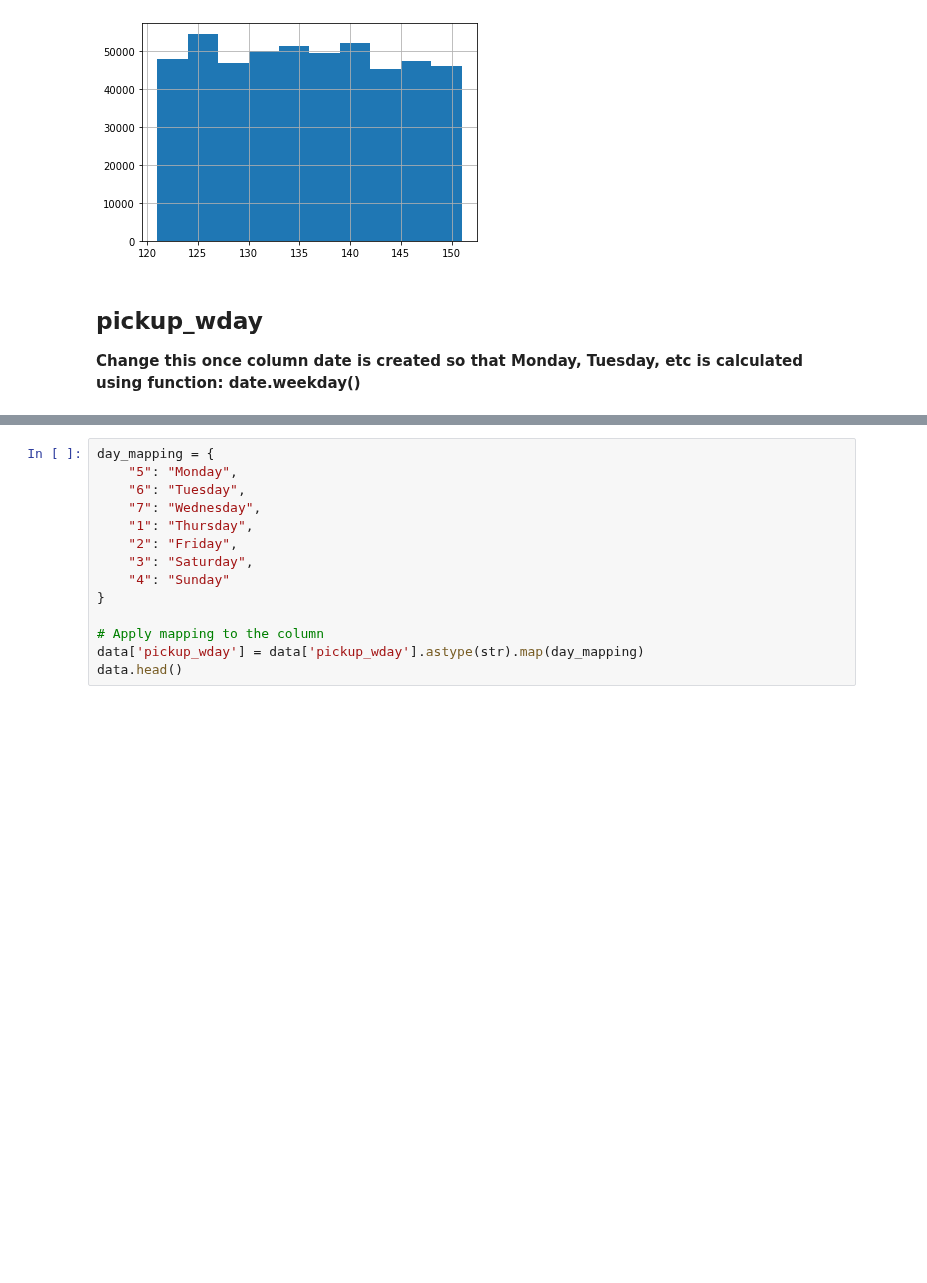
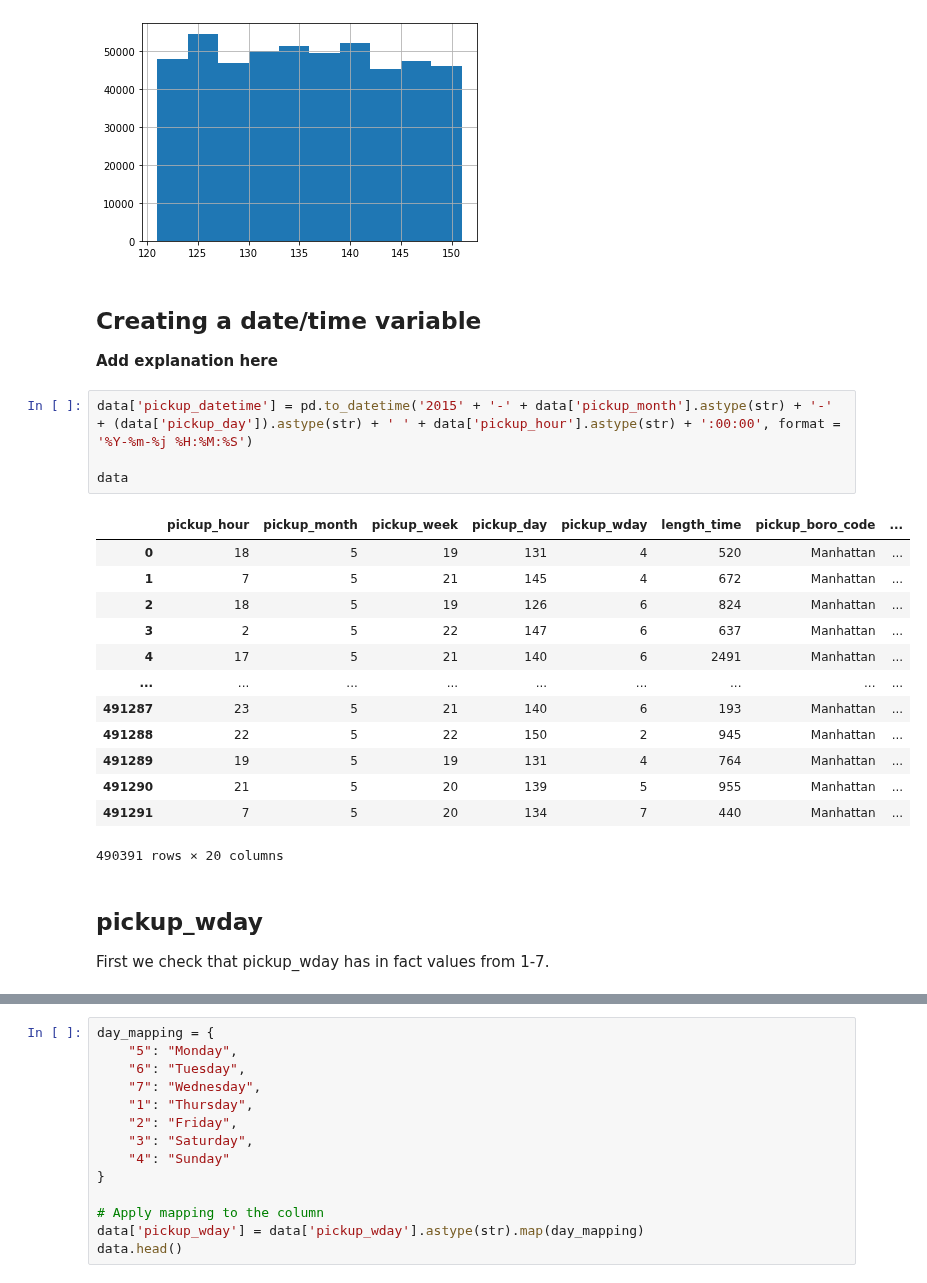
Before and after one commit to MichalKrzyzanski2002/Foundations-Data-Science-Project, a Jupyter notebook: Cleaning.ipynb, the cells around one changed output, grey strips where cells are left out. Drawn from its saved outputs; the diff is of its cells as text; blank space fills up the shorter version.

Commit message:
some work on date
I still have some stuff to do, its pretty messy

```diff
--- a/Cleaning.ipynb
+++ b/Cleaning.ipynb
@@ -518,7 +518,28 @@ max         151.000000
 Name: pickup_day, dtype: float64
 {128, 129, 130, 131, 132, 133, 134, 135, 136, 137, 138, 139, 140, 141, 142, 143, 144, 145, 146, 147, 148, 149, 150, 151, 121, 122, 123, 124, 125, 126, 127}
 [figure]
-# %% [markdown]
-## pickup_wday
-
-**Change this once column date is created so that Monday, Tuesday, etc is calculated using function: date.weekday()**
+# %% [markdown]
+## Creating a date/time variable
+
+**Add explanation here**
+# %%
+data['pickup_datetime'] = pd.to_datetime('2015' + '-' + data['pickup_month'].astype(str) + '-' + (data['pickup_day']).astype(str) + ' ' + data['pickup_hour'].astype(str) + ':00:00', format = '%Y-%m-%j %H:%M:%S')
+
+data
+# %% [output]
+|  | pickup_hour | pickup_month | pickup_week | pickup_day | pickup_wday | length_time | pickup_boro_code | ... |
+| 0 | 18 | 5 | 19 | 131 | 4 | 520 | Manhattan | ... |
+| 1 | 7 | 5 | 21 | 145 | 4 | 672 | Manhattan | ... |
+| 2 | 18 | 5 | 19 | 126 | 6 | 824 | Manhattan | ... |
+| 3 | 2 | 5 | 22 | 147 | 6 | 637 | Manhattan | ... |
+| 4 | 17 | 5 | 21 | 140 | 6 | 2491 | Manhattan | ... |
+| ... | ... | ... | ... | ... | ... | ... | ... | ... |
+| 491287 | 23 | 5 | 21 | 140 | 6 | 193 | Manhattan | ... |
+| 491288 | 22 | 5 | 22 | 150 | 2 | 945 | Manhattan | ... |
+| 491289 | 19 | 5 | 19 | 131 | 4 | 764 | Manhattan | ... |
+| 491290 | 21 | 5 | 20 | 139 | 5 | 955 | Manhattan | ... |
+| 491291 | 7 | 5 | 20 | 134 | 7 | 440 | Manhattan | ... |
+490391 rows × 20 columns
+# %% [markdown]
+## pickup_wday
+First we check that pickup_wday has in fact values from 1-7.
```
Also changed, not shown: parts of 10 cells of this notebook.
